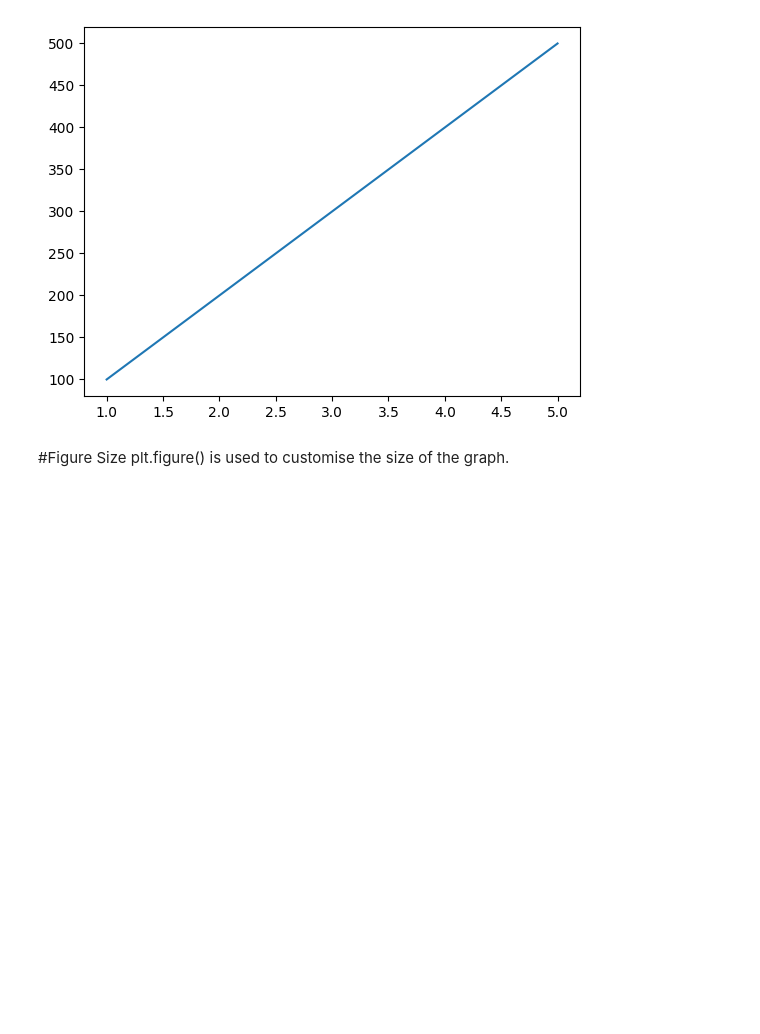
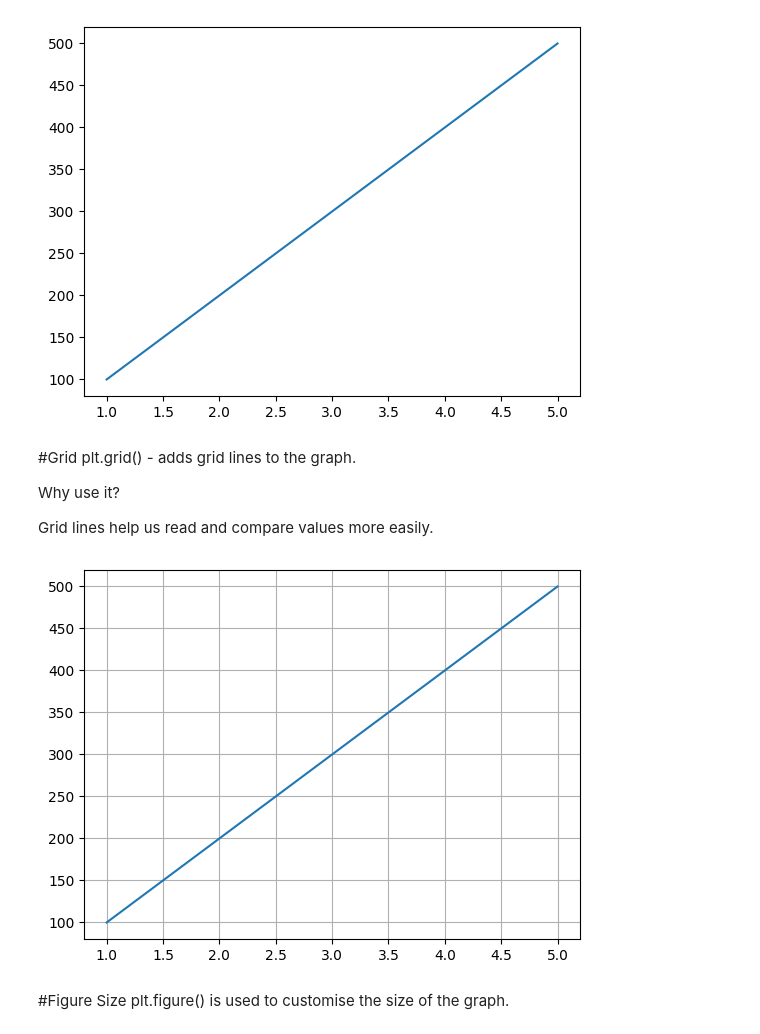
Before and after one commit to skarchana-ai/Machine-Learning, a Jupyter notebook: Matplotlib.ipynb, the cells around one changed output. Cells and saved outputs as stored; diff of their text form; code cells hidden in the pictures; blank space fills up the shorter version.

```diff
--- a/Matplotlib.ipynb
+++ b/Matplotlib.ipynb
@@ -58,6 +76,19 @@ plt.plot(months,sales)
 # %% [output]
 [<matplotlib.lines.Line2D at 0x...>]
 [figure]
+# %% [markdown]
+#Grid
+plt.grid() - adds grid lines to the graph.
+
+Why use it?
+
+Grid lines help us read and compare values more easily.
+# %%
+plt.plot(months, sales)
+plt.grid()
+plt.show()
+# %% [output]
+[figure, added]
 # %% [markdown]
 #Figure Size
 plt.figure() is used to customise the size of the graph.
```
Also changed, not shown: parts of 21 cells of this notebook.
